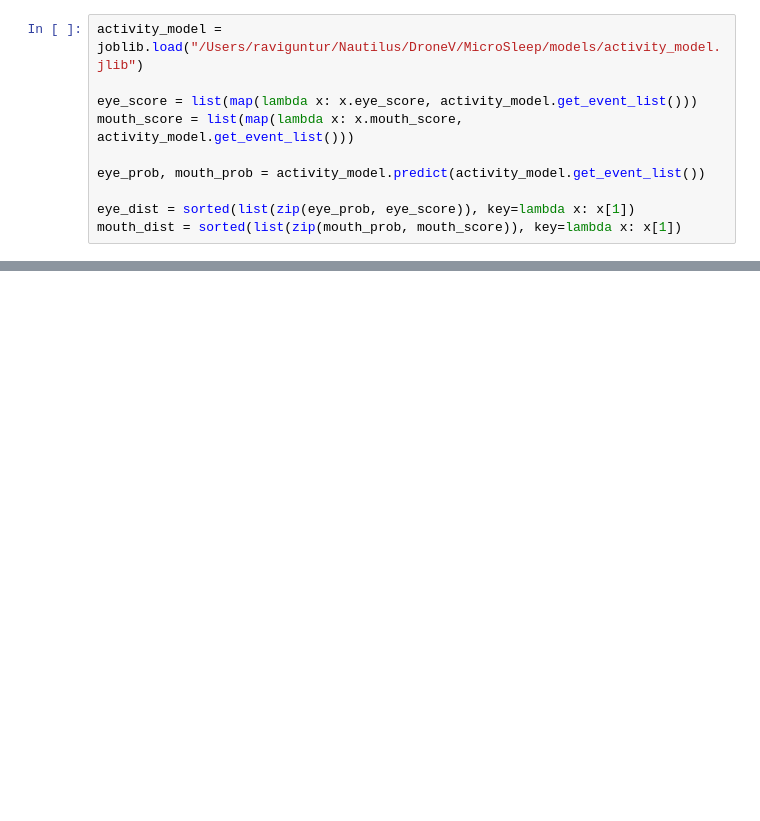
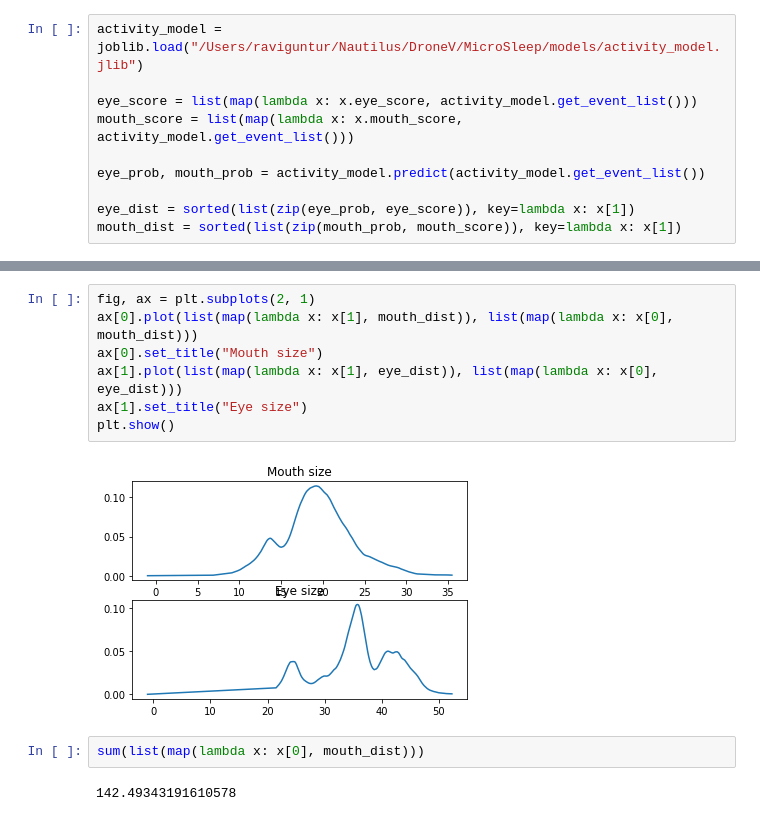
Before and after one commit to ravigt/Nautilus, a Jupyter notebook: MicroSleep/notebooks/analysis.ipynb, the cells around one changed output, grey strips where cells are left out. Cells and saved outputs as stored; diff of their text form; blank space fills up the shorter version.

```diff
--- a/MicroSleep/notebooks/analysis.ipynb
+++ b/MicroSleep/notebooks/analysis.ipynb
@@ -30,0 +31,13 @@ plt.show()
+# %%
+fig, ax = plt.subplots(2, 1)
+ax[0].plot(list(map(lambda x: x[1], mouth_dist)), list(map(lambda x: x[0], mouth_dist)))
+ax[0].set_title("Mouth size")
+ax[1].plot(list(map(lambda x: x[1], eye_dist)), list(map(lambda x: x[0], eye_dist)))
+ax[1].set_title("Eye size")
+plt.show()
+# %% [output]
+[figure, added]
+# %%
+sum(list(map(lambda x: x[0], mouth_dist)))
+# %% [output]
+142.49343191610578
```
Also changed, not shown: parts of 1 cell of this notebook, 12 other files.
